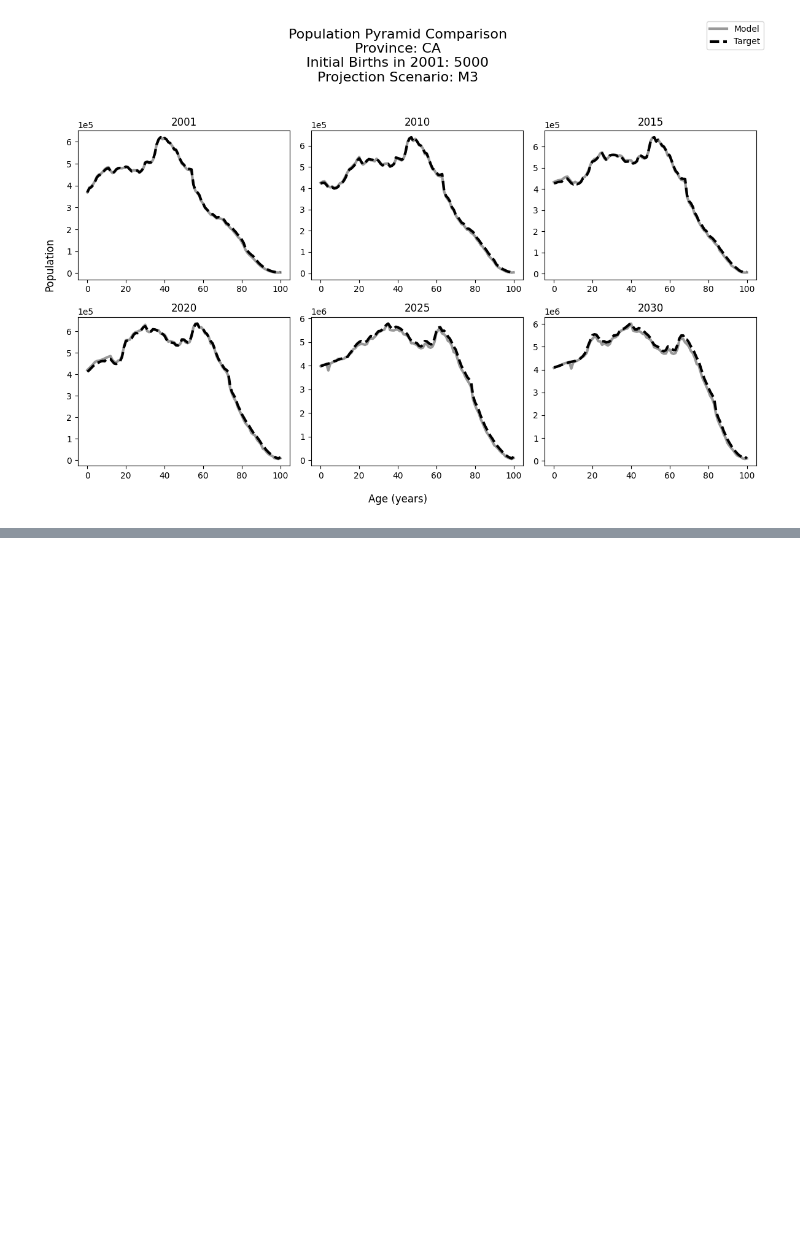
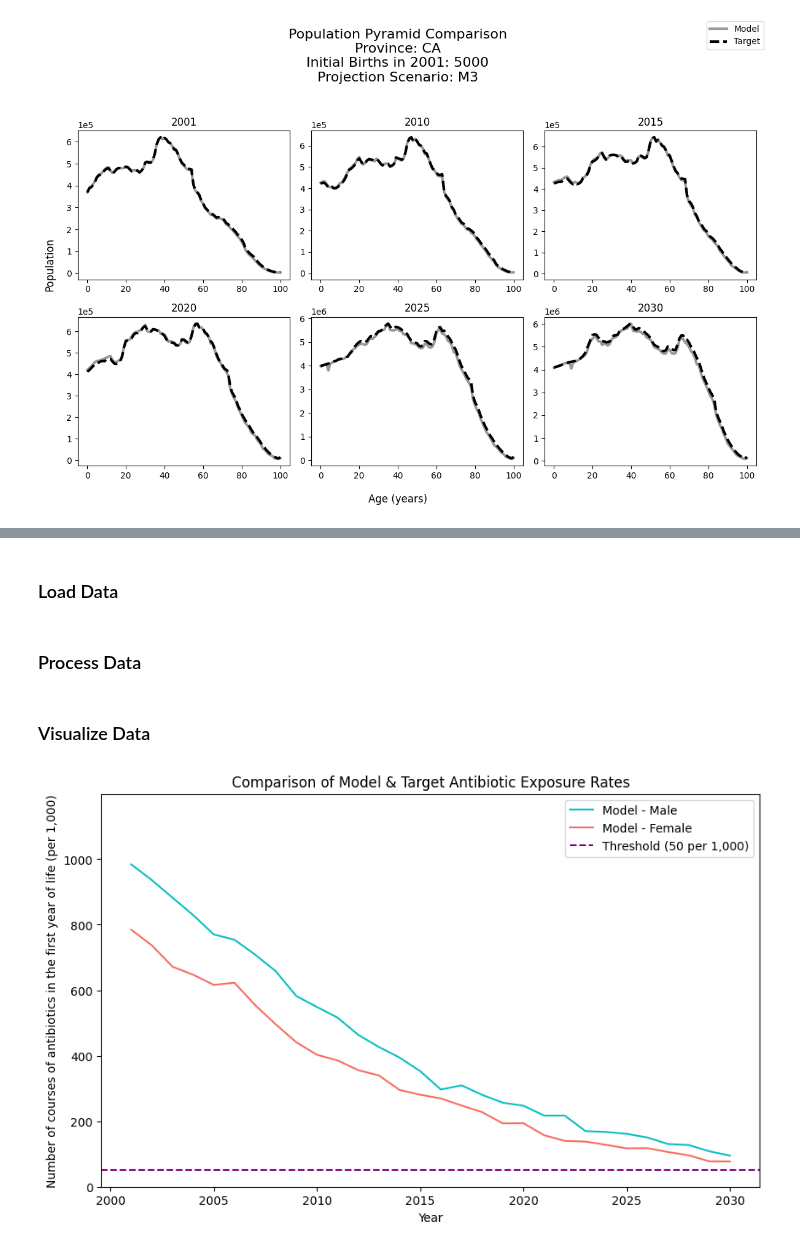
Before and after one commit to resplab/leap, a Jupyter notebook: docs/model/model-validation.ipynb, the cells around one changed output, grey strips where cells are left out. Drawn from its saved outputs; the diff is of its cells as text; code cells hidden in the pictures; blank space fills up the shorter version.

Commit message:
add model data to infant abx figure

```diff
--- a/docs/model/model-validation.ipynb
+++ b/docs/model/model-validation.ipynb
@@ -282,0 +289,2 @@ plt.show()
+# %% [markdown]
+### Load Data
@@ -282,0 +303,55 @@ plt.show()
+# %% [markdown]
+### Process Data
+# %%
+# Merge all datasets on Year, Sex, and Age
+model_abx_df = model_abx_df_raw.rename(columns={'n_antibiotic_exposure': 'n'}).merge(
+    model_infant_alive_df_raw, on=['year', 'sex', 'age']
+).merge(
+    model_infant_death_df_raw, on=['year', 'sex', 'age']
+).merge(
+    model_infant_emigration_df_raw, on=['year', 'sex', 'age']
+)
+
+# Filter for age 0
+model_abx_df = model_abx_df[model_abx_df['age'] == 0].copy()
+
+# Compute total population (N) and rate per 1,000
+model_abx_df["N"] = model_abx_df["n_alive"] + model_abx_df["n_deaths"] + model_abx_df["n_emigrants"]
+model_abx_df["rate"] = (model_abx_df["n"] / model_abx_df["N"]) * 1000
+
+# Map sex values for labeling
+model_abx_df["sex"] = model_abx_df["sex"].map({"F": "Female", "M": "Male"})
+# %% [markdown]
+### Visualize Data
+# %%
+# Define colors to plot for different sexs
+sex_colour_dict = {"Male": "#09bfc4", "Female": "#f86d63"}
+
+
+plt.figure(figsize=(10, 6))
+
+# Plot inftant abx data from simulation
+for gender in ["Male", "Female"]:
+    subset = model_abx_df[model_abx_df["sex"] == gender]
+    plt.plot(subset["year"], subset["rate"],
+             label=f"Model - {gender}", color=sex_colour_dict[gender])
+
+# Plot target infant abx data
+# for gender in ["Male", "Female"]:
+#     subset = target_abx_df[target_abx_df["sex"] == gender]
+#     plt.plot(subset["year"], subset["rate"], linestyle="dashed",
+#              label=f"Target - {gender}", color=sex_colour_dict[gender])
+
+# Add horizontal reference line
+plt.axhline(y=50, color="purple", linestyle="dashed", label="Threshold (50 per 1,000)")
+
+# Labels, legend, and formatting
+plt.xlabel("Year")
+plt.ylabel("Number of courses of antibiotics in the first year of life (per 1,000)")
+plt.ylim(0, 1199)
+plt.legend()
+plt.title("Comparison of Model & Target Antibiotic Exposure Rates")
+
+plt.show()
+# %% [output]
+[figure, added]
```
Also changed, not shown: parts of 2 cells of this notebook.
